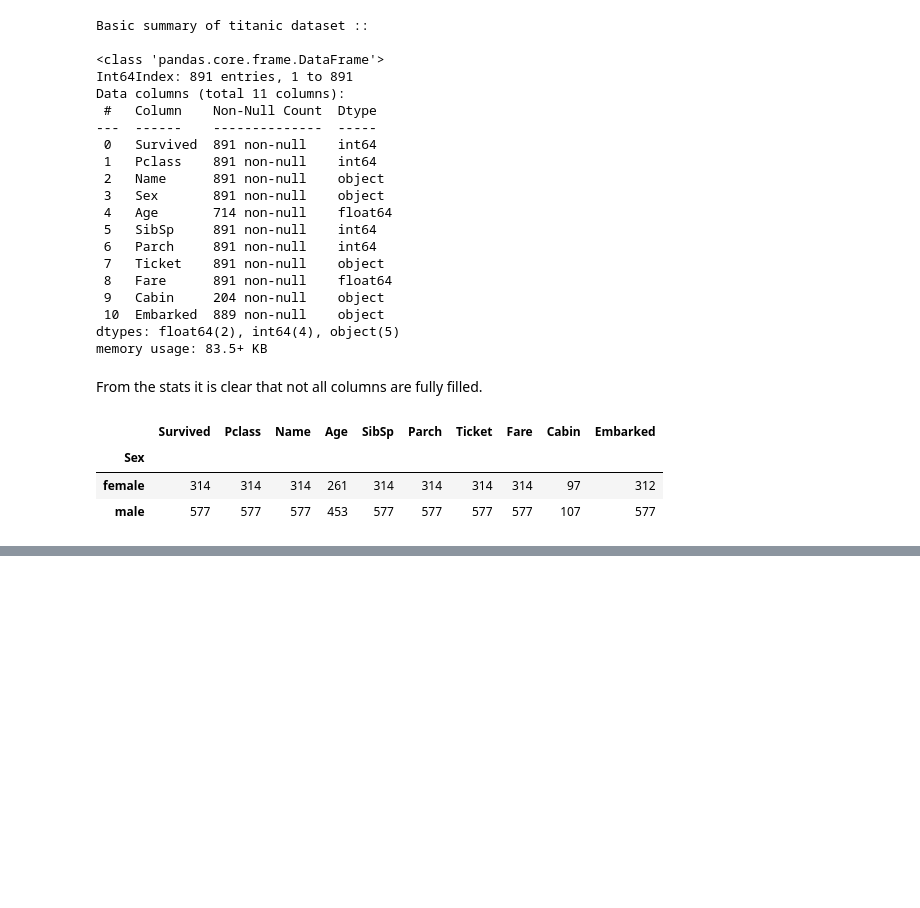
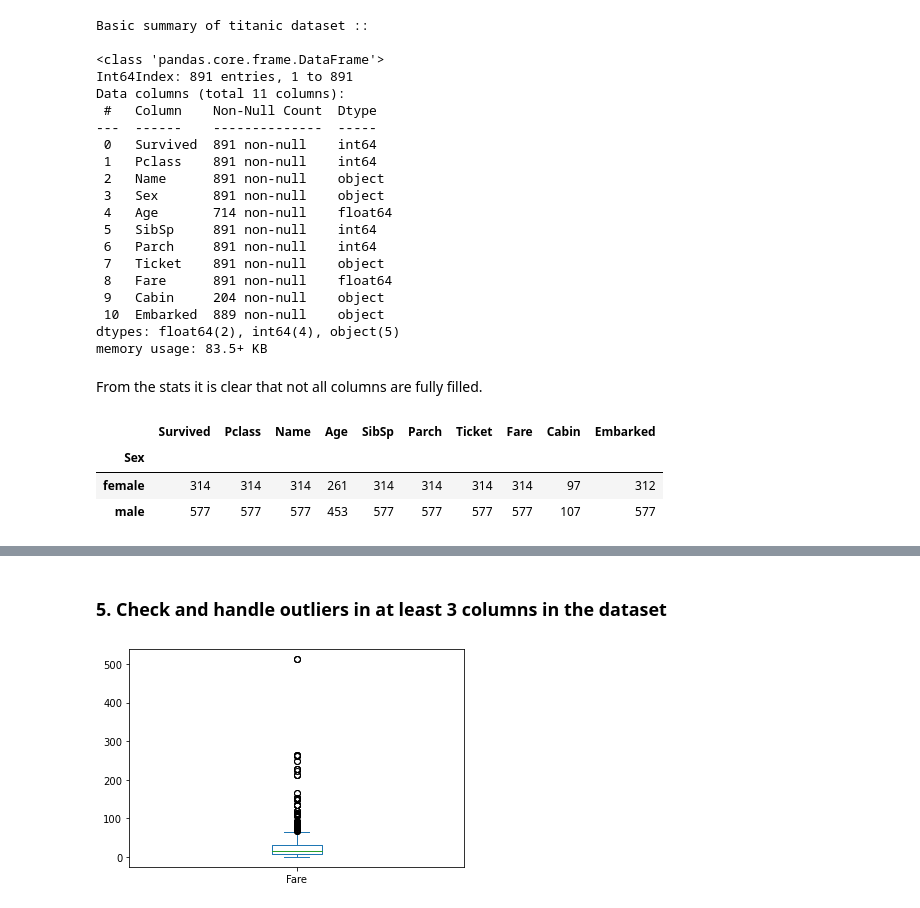
Before and after one commit to sreeh4ri/ictk_projects, a Jupyter notebook: notebooks/cs-06-preprocessing.ipynb, the cells around one changed output, grey strips where cells are left out. Cells and saved outputs as stored; diff of their text form; code cells hidden in the pictures; blank space fills up the shorter version.

```diff
--- a/notebooks/cs-06-preprocessing.ipynb
+++ b/notebooks/cs-06-preprocessing.ipynb
@@ -87,0 +127,6 @@ df[df['Embarked'].isna()]
+# %%
+df['Age'].fillna(round(df['Age'].mean(), 0), inplace = True)
+# %%
+df['Cabin'].fillna(df['Cabin'].mode().loc[0], inplace = True)
+# %%
+df['Embarked'].fillna(df['Embarked'].mode().loc[0], inplace = True)
@@ -87,0 +148,2 @@ df[df['Embarked'].isna()]
+# %% [markdown]
+### 5. Check and handle outliers in at least 3 columns in the dataset
@@ -87,0 +166,5 @@ df[df['Embarked'].isna()]
+# %%
+df['Fare'].plot.box()
+plt.show()
+# %% [output]
+[figure, added]
```
Also changed, not shown: parts of 24 cells of this notebook.
